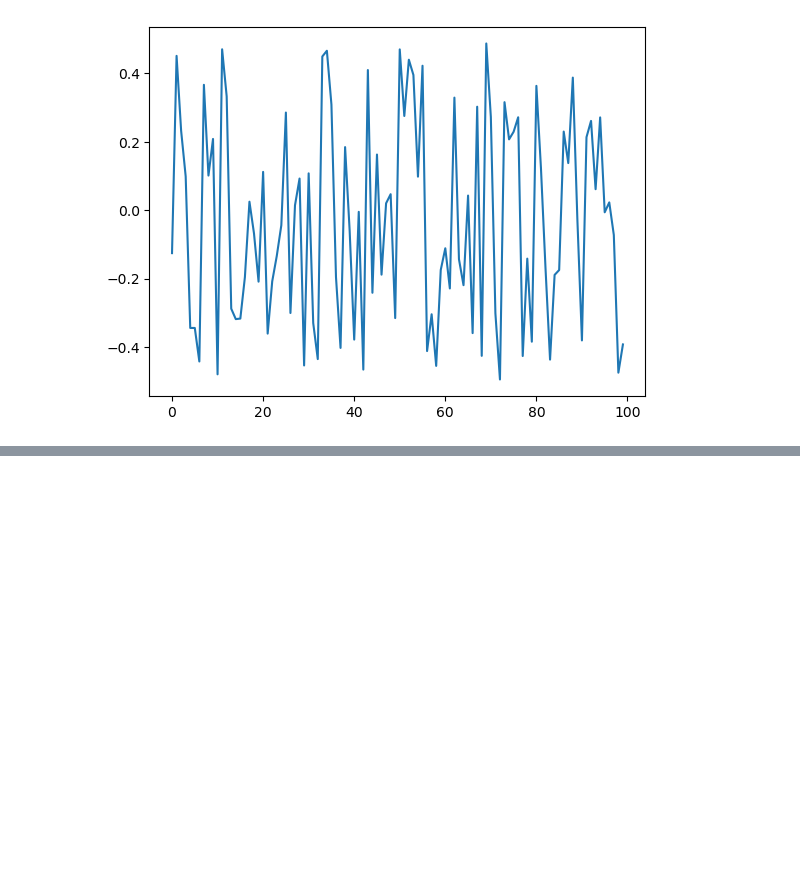
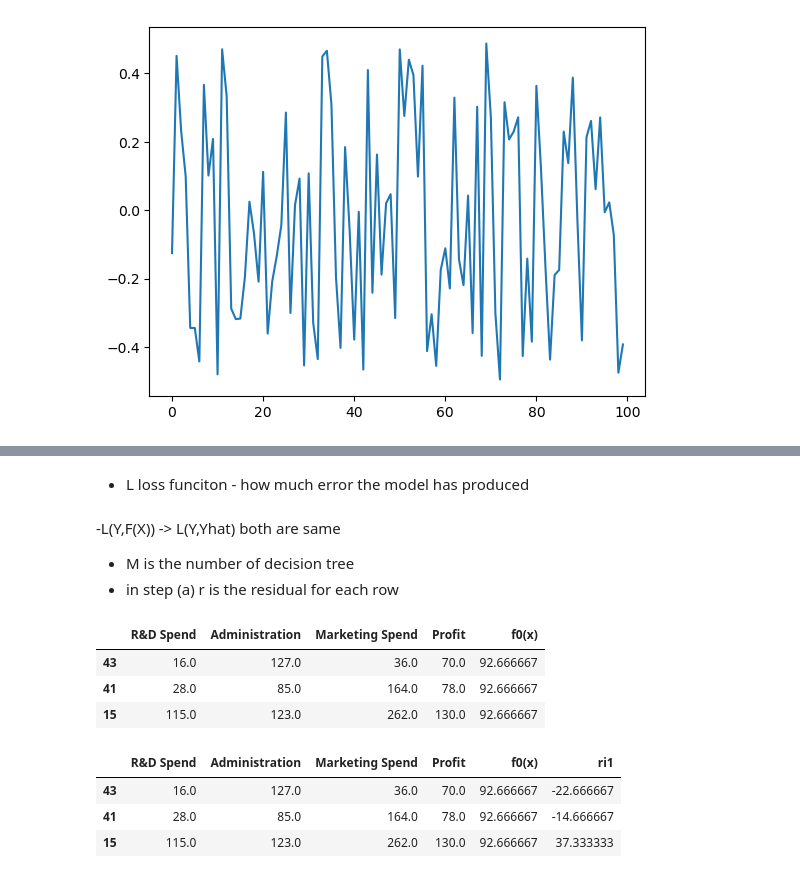
Before and after one commit to nitinportfolio/EnsembleModels, a Jupyter notebook: GradientBoost/XI-GradientBoosting.ipynb, the cells around one changed output, grey strips where cells are left out. Cells and saved outputs as stored; diff of their text form; code cells hidden in the pictures; blank space fills up the shorter version.

```diff
--- a/GradientBoost/XI-GradientBoosting.ipynb
+++ b/GradientBoost/XI-GradientBoosting.ipynb
@@ -247,0 +275,2 @@ gradient_boost(X,y, 5, lr = 1)
+# %%
+data = data[['R&D Spend', 'Administration', 'Marketing Spend', 'Profit']]
@@ -247,0 +281,4 @@ gradient_boost(X,y, 5, lr = 1)
+# %%
+
+df = data.sample(3)
+df = round(df/1000)
@@ -247,0 +303,15 @@ gradient_boost(X,y, 5, lr = 1)
+# %% [markdown]
+-  L loss funciton - how much error the model has produced
+# %% [markdown]
+-L(Y,F(X)) -> L(Y,Yhat) both are same
+- M is the number of decision tree
+- in step (a) r is the residual for each row
+# %%
+# Step 1 - calculating mean
+df["f0(x)"] = df["Profit"].mean()
+df
+# %% [output]
+|  | R&D Spend | Administration | Marketing Spend | Profit | f0(x) |
+| 43 | 16.0 | 127.0 | 36.0 | 70.0 | 92.666667 |
+| 41 | 28.0 | 85.0 | 164.0 | 78.0 | 92.666667 |
+| 15 | 115.0 | 123.0 | 262.0 | 130.0 | 92.666667 |
@@ -247,0 +321,7 @@ gradient_boost(X,y, 5, lr = 1)
+# %%
+df
+# %% [output]
+|  | R&D Spend | Administration | Marketing Spend | Profit | f0(x) | ri1 |
+| 43 | 16.0 | 127.0 | 36.0 | 70.0 | 92.666667 | -22.666667 |
+| 41 | 28.0 | 85.0 | 164.0 | 78.0 | 92.666667 | -14.666667 |
+| 15 | 115.0 | 123.0 | 262.0 | 130.0 | 92.666667 | 37.333333 |
```
Also changed, not shown: parts of 17 cells of this notebook, 9 other files.
